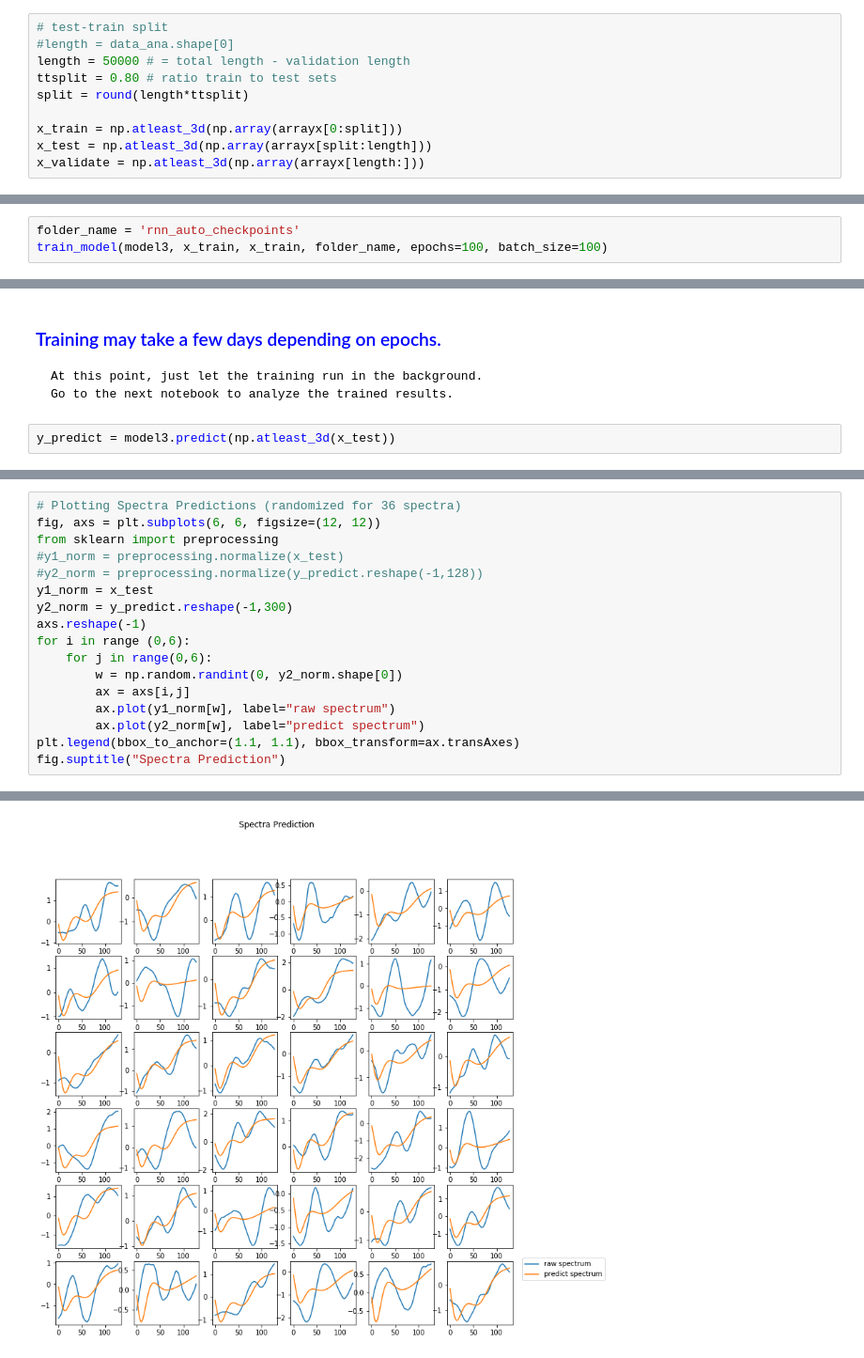
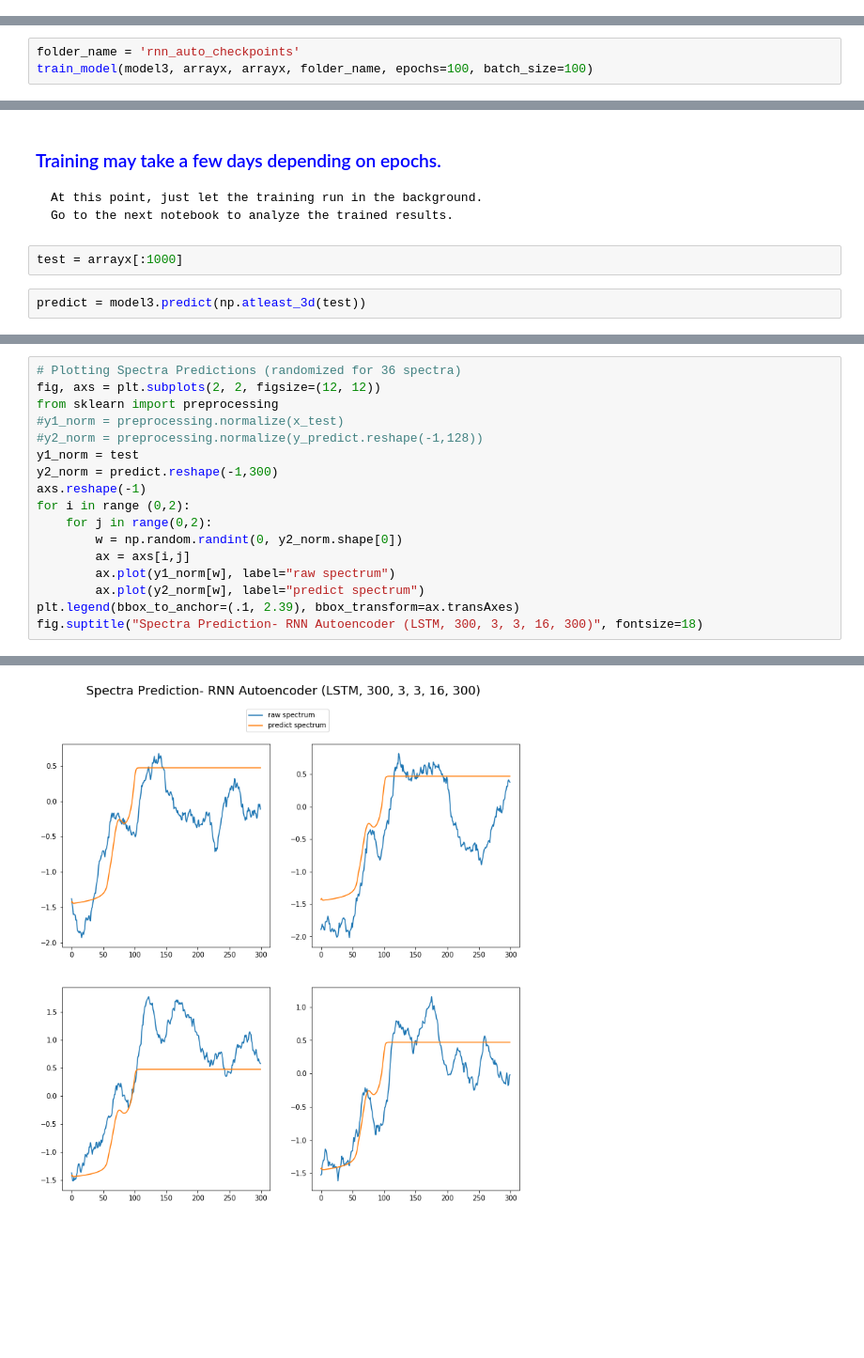
Before and after one commit to techtana/EELS_SFO, a Jupyter notebook: 2_Training_RNNAuto.ipynb, the cells around one changed output, grey strips where cells are left out. Shown at 94% size. Cells and saved outputs as stored; diff of their text form; blank space fills up the shorter version.

Commit message:
new ML models added

```diff
--- a/2_Training_RNNAuto.ipynb
+++ b/2_Training_RNNAuto.ipynb
@@ -719,10 +132,0 @@ arrayx.shape
-# %%
-# test-train split
-#length = data_ana.shape[0]
-length = 50000 # = total length - validation length
-ttsplit = 0.80 # ratio train to test sets
-split = round(length*ttsplit)
-
-x_train = np.atleast_3d(np.array(arrayx[0:split]))
-x_test = np.atleast_3d(np.array(arrayx[split:length]))
-x_validate = np.atleast_3d(np.array(arrayx[length:]))
@@ -891,5 +278,5 @@ Non-trainable params: 0
 _________________________________________________________________
 # %%
 folder_name = 'rnn_auto_checkpoints'
-train_model(model3, x_train, x_train, folder_name, epochs=100, batch_size=100)
+train_model(model3, arrayx, arrayx, folder_name, epochs=100, batch_size=100)
 # %% [output]
@@ -911,5 +294,7 @@ Epoch 7/100
 ### <span style="color:blue"> Training may take a few days depending on epochs. </span>
     At this point, just let the training run in the background.
     Go to the next notebook to analyze the trained results.
+# %%
+test = arrayx[:1000]
 # %%
-y_predict = model3.predict(np.atleast_3d(x_test))
+predict = model3.predict(np.atleast_3d(test))
@@ -924,18 +305,18 @@ np.average(y_predict)
 # %%
 # Plotting Spectra Predictions (randomized for 36 spectra)
-fig, axs = plt.subplots(6, 6, figsize=(12, 12))
+fig, axs = plt.subplots(2, 2, figsize=(12, 12))
 from sklearn import preprocessing
 #y1_norm = preprocessing.normalize(x_test)
 #y2_norm = preprocessing.normalize(y_predict.reshape(-1,128))
-y1_norm = x_test
-y2_norm = y_predict.reshape(-1,300)
+y1_norm = test
+y2_norm = predict.reshape(-1,300)
 axs.reshape(-1)
-for i in range (0,6):
-    for j in range(0,6):
+for i in range (0,2):
+    for j in range(0,2):
         w = np.random.randint(0, y2_norm.shape[0])
         ax = axs[i,j]
         ax.plot(y1_norm[w], label="raw spectrum")
         ax.plot(y2_norm[w], label="predict spectrum")
-plt.legend(bbox_to_anchor=(1.1, 1.1), bbox_transform=ax.transAxes)
-fig.suptitle("Spectra Prediction")
+plt.legend(bbox_to_anchor=(.1, 2.39), bbox_transform=ax.transAxes)
+fig.suptitle("Spectra Prediction- RNN Autoencoder (LSTM, 300, 3, 3, 16, 300)", fontsize=18)
 # %% [output]
@@ -943 +324 @@ Text(0.5, 0.98, 'Spectra Prediction')
-[figure, old version]
+[figure, new version]
```
Also changed, not shown: parts of 88 cells of this notebook, 13 other files.
